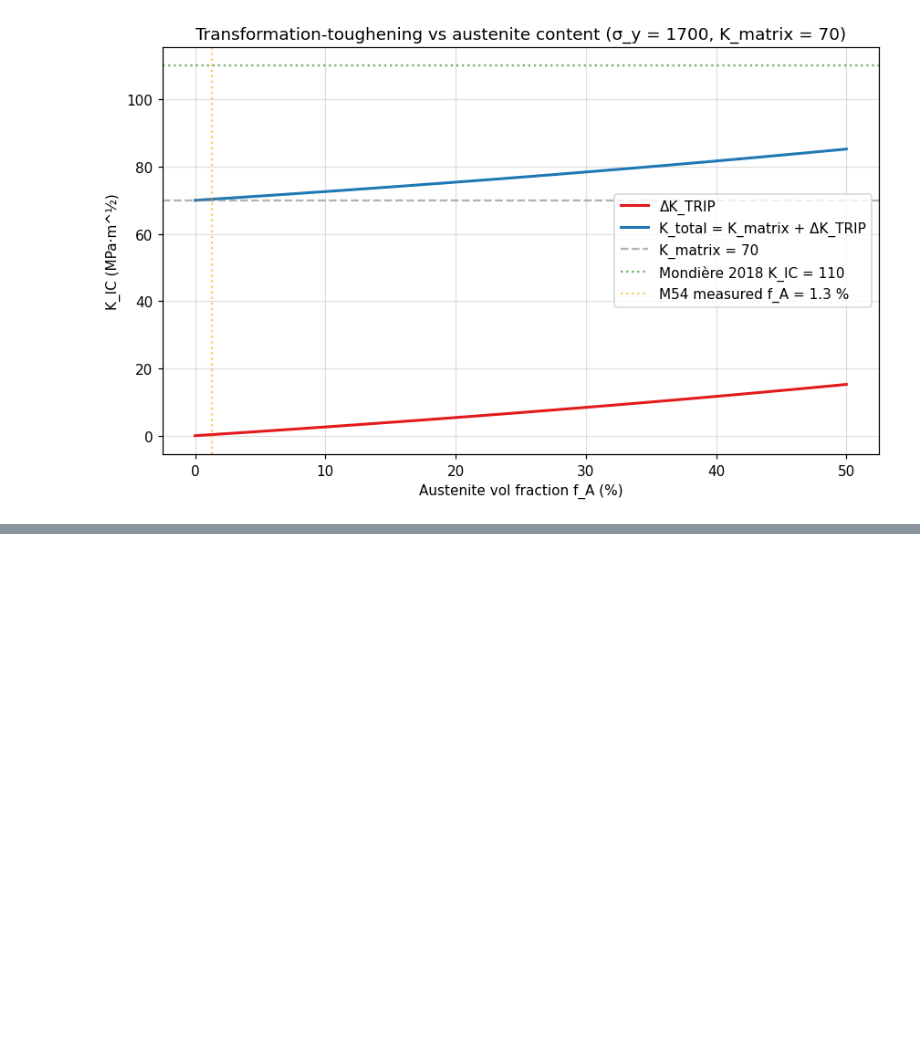
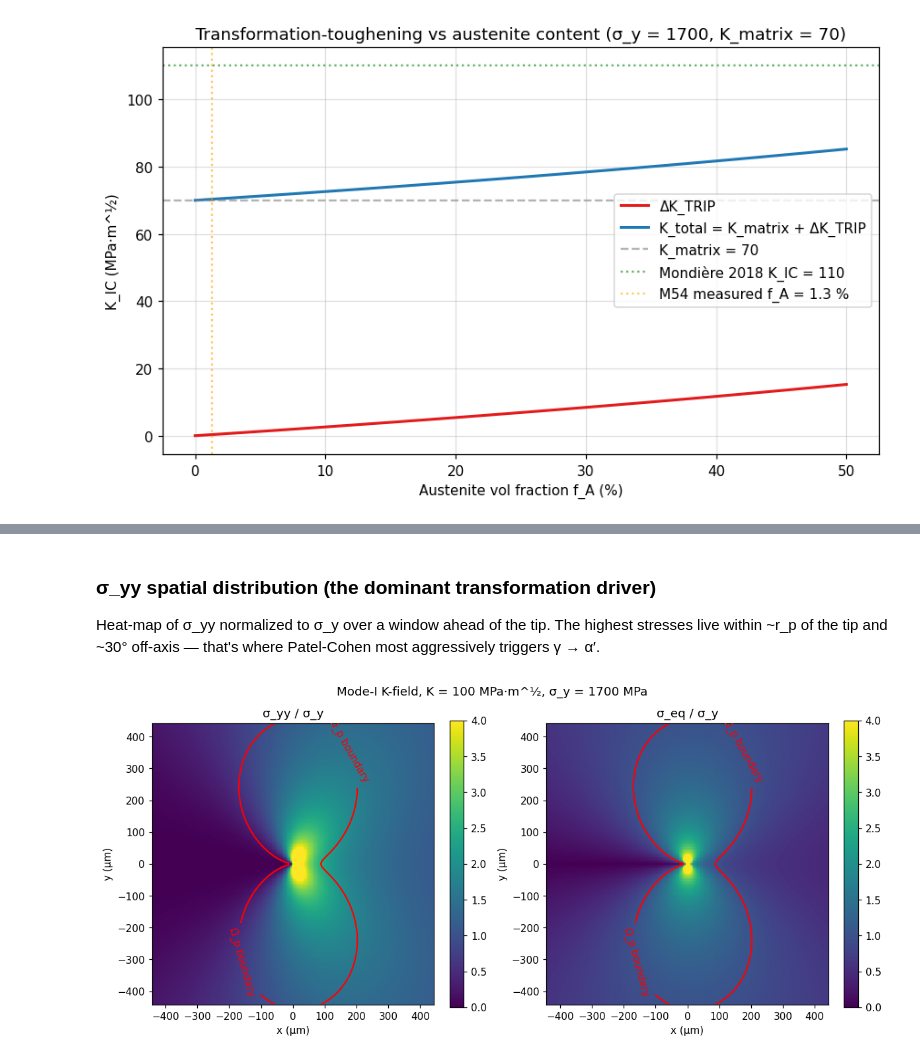
Before and after one commit to jedwa006/alloy-strengthening-contributions-modeling-public, a Jupyter notebook: notebooks/03_crack_tip_kic.ipynb, the cells around one changed output, grey strips where cells are left out. Cells and saved outputs as stored; diff of their text form; code cells hidden in the pictures; blank space fills up the shorter version.

```diff
--- a/notebooks/03_crack_tip_kic.ipynb
+++ b/notebooks/03_crack_tip_kic.ipynb
@@ -149 +229,44 @@ plt.show()
+# %% [markdown]
+### σ_yy spatial distribution (the dominant transformation driver)
+
+Heat-map of σ_yy normalized to σ_y over a window ahead of the tip. The
+highest stresses live within ~r_p of the tip and ~30° off-axis — that's where
+Patel-Cohen most aggressively triggers γ → α′.
+# %%
+# Cartesian grid, evaluate stress, mask outside Ω_p.
+K_test = 100.0
+sigma_y_test = 1700.0
+r_p_axial = (K_test / sigma_y_test) ** 2 * (1 - 2*0.30)**2 / (2 * np.pi)
+L = 5.0 * r_p_axial
+n = 200
+x = np.linspace(-L, L, n)
+y = np.linspace(-L, L, n)
+X, Y = np.meshgrid(x, y)
+R = np.sqrt(X**2 + Y**2)
+T = np.arctan2(Y, X)
+
+sigma_yy = np.full_like(R, np.nan)
+sigma_eq = np.full_like(R, np.nan)
+for i in range(n):
+    for j in range(n):
+        if R[i, j] < 1e-12:
+            continue
+        s = williams_k_field(R[i, j], T[i, j], K_test, nu=0.30)
+        sigma_yy[i, j] = s.sigma_yy / sigma_y_test
+        sigma_eq[i, j] = s.mises_equivalent_MPa / sigma_y_test
+
+fig, axes = plt.subplots(1, 2, figsize=(11, 5))
+for ax, field, title in zip(axes, [sigma_yy, sigma_eq], ['σ_yy / σ_y', 'σ_eq / σ_y']):
+    im = ax.pcolormesh(X*1e6, Y*1e6, np.clip(field, 0, 4), cmap='viridis', shading='auto', vmin=0, vmax=4)
+    cs = ax.contour(X*1e6, Y*1e6, sigma_eq, levels=[1.0], colors='red', linewidths=1.5)
+    ax.clabel(cs, fmt='Ω_p boundary')
+    ax.set_aspect('equal')
+    ax.set_xlabel('x (µm)'); ax.set_ylabel('y (µm)')
+    ax.set_title(title)
+    fig.colorbar(im, ax=ax, fraction=0.046)
+fig.suptitle(f'Mode-I K-field, K = {K_test:.0f} MPa·m^½, σ_y = {sigma_y_test:.0f} MPa')
+fig.tight_layout()
+plt.show()
+# %% [output]
+[figure, added]
 # %% [markdown]
```
Also changed, not shown: parts of 6 cells of this notebook, 8 other files.
